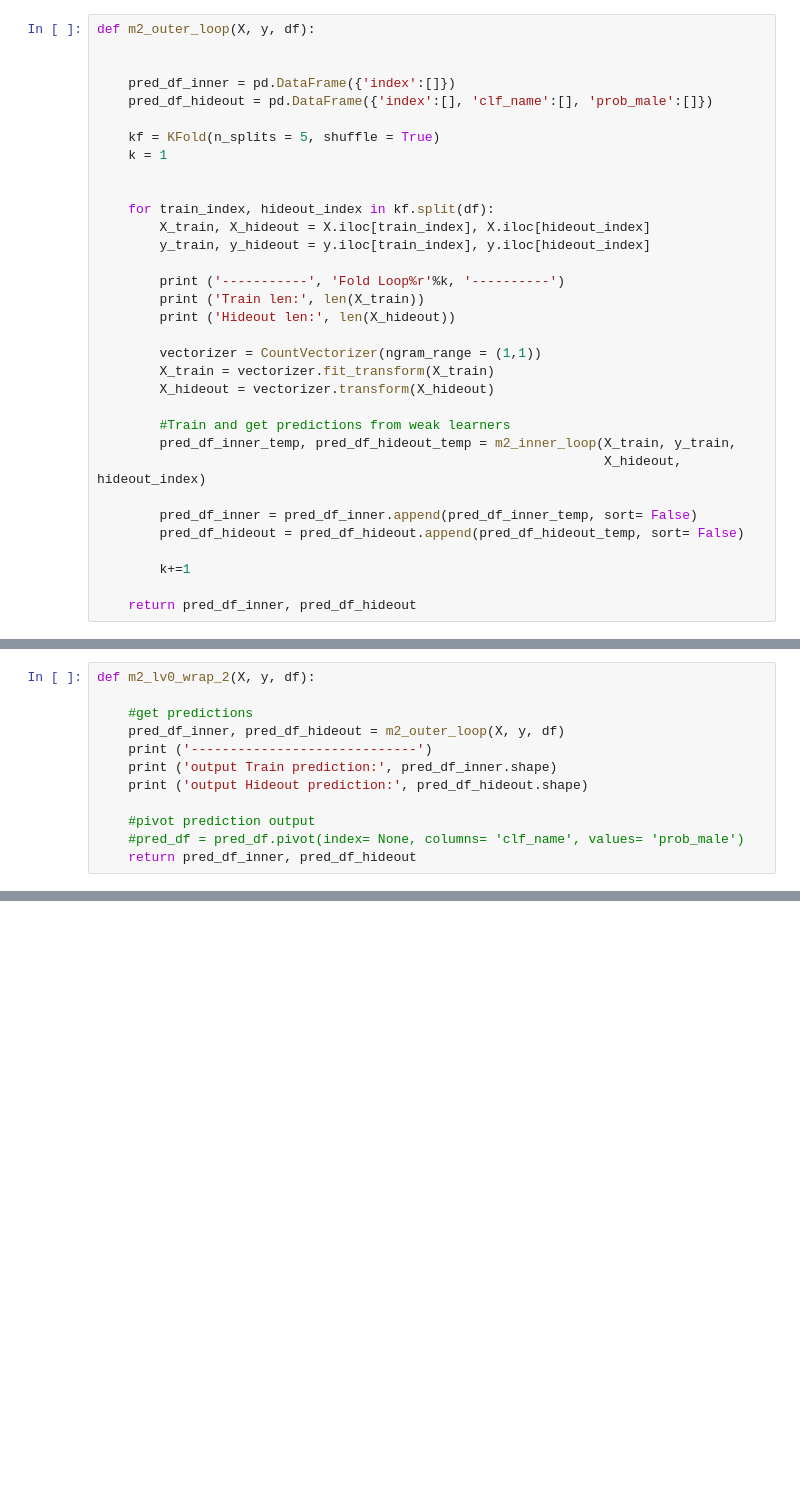
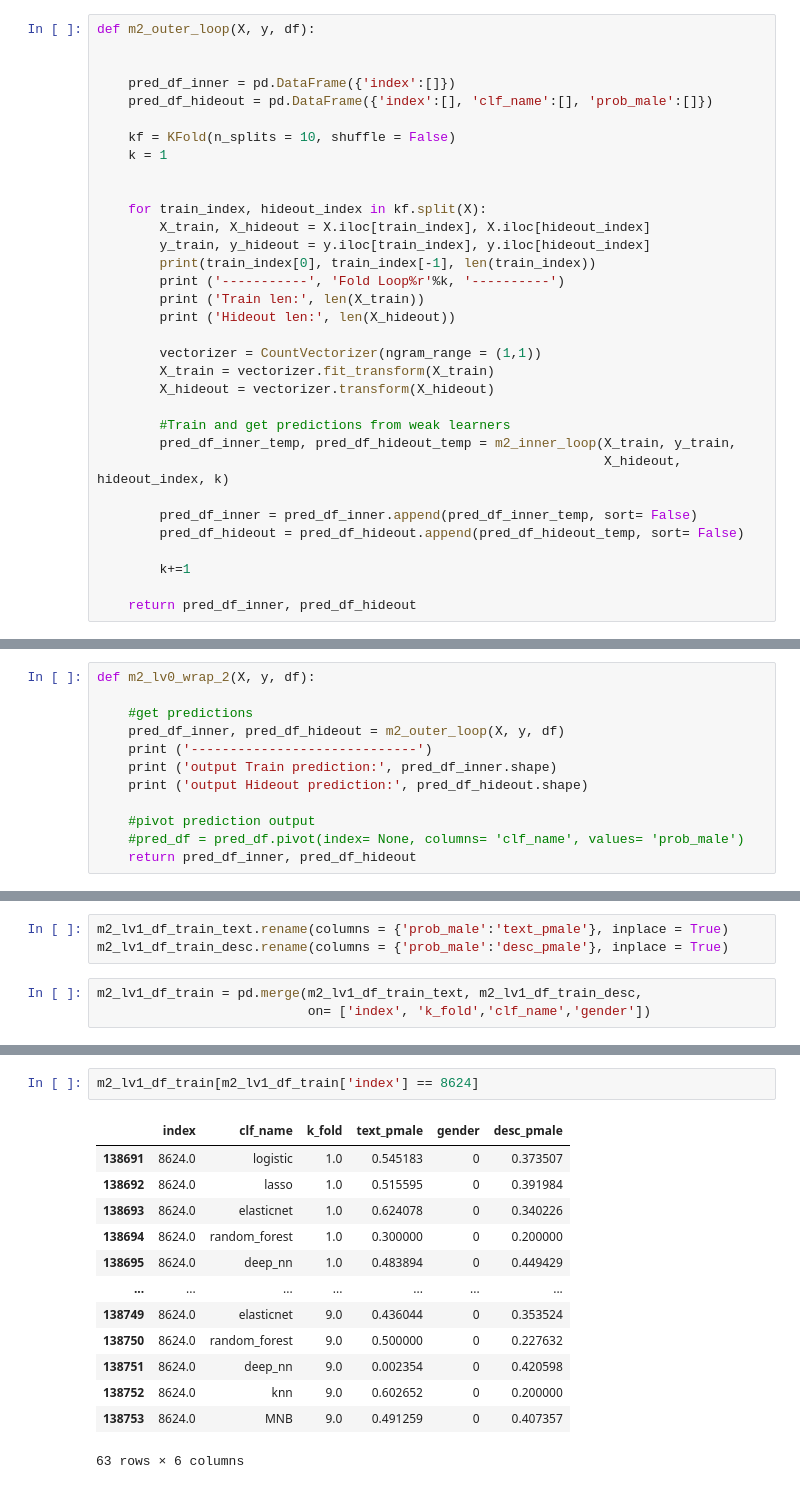
Before and after one commit to Liam-LT/NLP-TweetProfiler, a Jupyter notebook: Model1.ipynb, the cells around one changed output, grey strips where cells are left out. Drawn from its saved outputs; the diff is of its cells as text; blank space fills up the shorter version.

```diff
--- a/Model1.ipynb
+++ b/Model1.ipynb
@@ -635,14 +685,14 @@ def m2_outer_loop(X, y, df):
     pred_df_inner = pd.DataFrame({'index':[]})
     pred_df_hideout = pd.DataFrame({'index':[], 'clf_name':[], 'prob_male':[]})
 
-    kf = KFold(n_splits = 5, shuffle = True)
+    kf = KFold(n_splits = 10, shuffle = False)
     k = 1
 
 
-    for train_index, hideout_index in kf.split(df):
+    for train_index, hideout_index in kf.split(X):
         X_train, X_hideout = X.iloc[train_index], X.iloc[hideout_index]
         y_train, y_hideout = y.iloc[train_index], y.iloc[hideout_index]
-
+        print(train_index[0], train_index[-1], len(train_index))
         print ('-----------', 'Fold Loop%r'%k, '----------')
         print ('Train len:', len(X_train))
         print ('Hideout len:', len(X_hideout))
@@ -653,7 +703,7 @@ def m2_outer_loop(X, y, df):
 
         #Train and get predictions from weak learners
         pred_df_inner_temp, pred_df_hideout_temp = m2_inner_loop(X_train, y_train,
-                                                                 X_hideout, hideout_index)
+                                                                 X_hideout, hideout_index, k)
 
         pred_df_inner = pred_df_inner.append(pred_df_inner_temp, sort= False)
         pred_df_hideout = pred_df_hideout.append(pred_df_hideout_temp, sort= False)
@@ -775,0 +1088,6 @@ m2_lv1_df_hideout.head(11)
+# %%
+m2_lv1_df_train_text.rename(columns = {'prob_male':'text_pmale'}, inplace = True)
+m2_lv1_df_train_desc.rename(columns = {'prob_male':'desc_pmale'}, inplace = True)
+# %%
+m2_lv1_df_train = pd.merge(m2_lv1_df_train_text, m2_lv1_df_train_desc,
+                           on= ['index', 'k_fold','clf_name','gender'])
@@ -775,0 +1138,16 @@ m2_lv1_df_hideout.head(11)
+# %%
+m2_lv1_df_train[m2_lv1_df_train['index'] == 8624]
+# %% [output]
+|  | index | clf_name | k_fold | text_pmale | gender | desc_pmale |
+| 138691 | 8624.0 | logistic | 1.0 | 0.545183 | 0 | 0.373507 |
+| 138692 | 8624.0 | lasso | 1.0 | 0.515595 | 0 | 0.391984 |
+| 138693 | 8624.0 | elasticnet | 1.0 | 0.624078 | 0 | 0.340226 |
+| 138694 | 8624.0 | random_forest | 1.0 | 0.300000 | 0 | 0.200000 |
+| 138695 | 8624.0 | deep_nn | 1.0 | 0.483894 | 0 | 0.449429 |
+| ... | ... | ... | ... | ... | ... | ... |
+| 138749 | 8624.0 | elasticnet | 9.0 | 0.436044 | 0 | 0.353524 |
+| 138750 | 8624.0 | random_forest | 9.0 | 0.500000 | 0 | 0.227632 |
+| 138751 | 8624.0 | deep_nn | 9.0 | 0.002354 | 0 | 0.420598 |
+| 138752 | 8624.0 | knn | 9.0 | 0.602652 | 0 | 0.200000 |
+| 138753 | 8624.0 | MNB | 9.0 | 0.491259 | 0 | 0.407357 |
+63 rows × 6 columns
```
Also changed, not shown: parts of 74 cells of this notebook.
